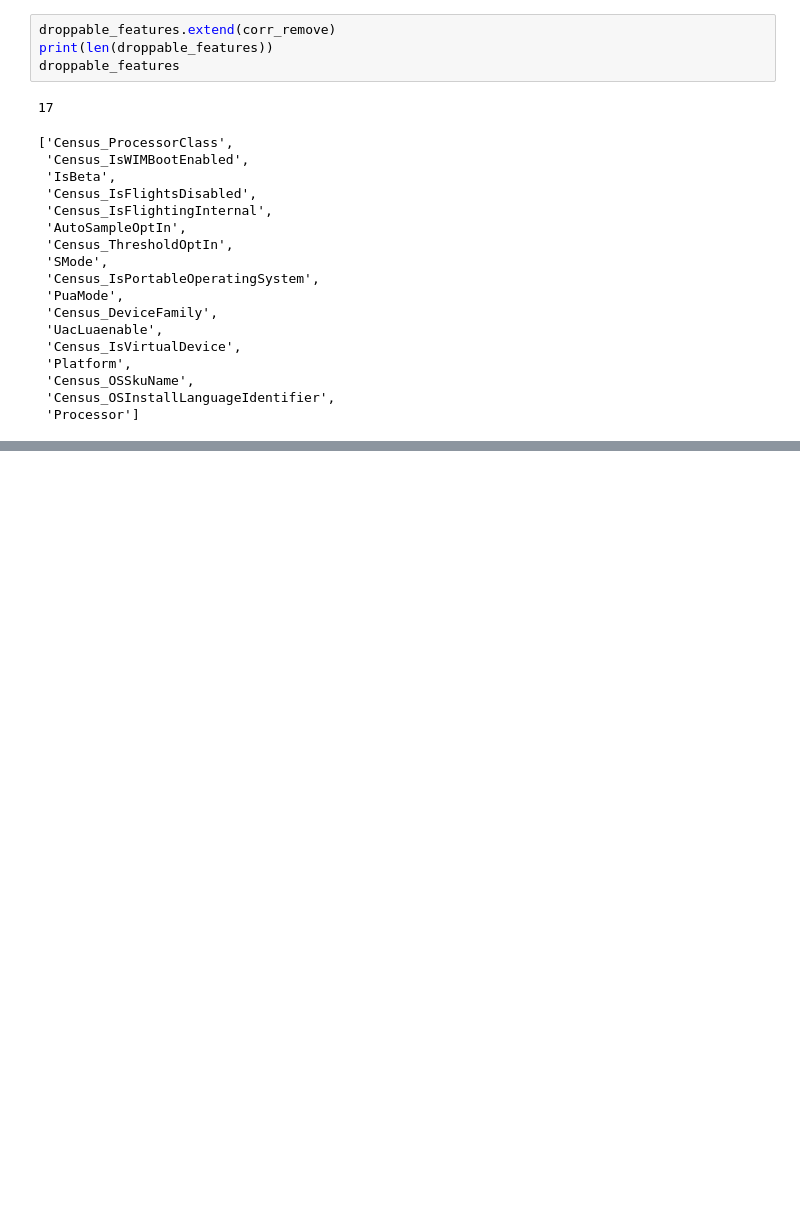
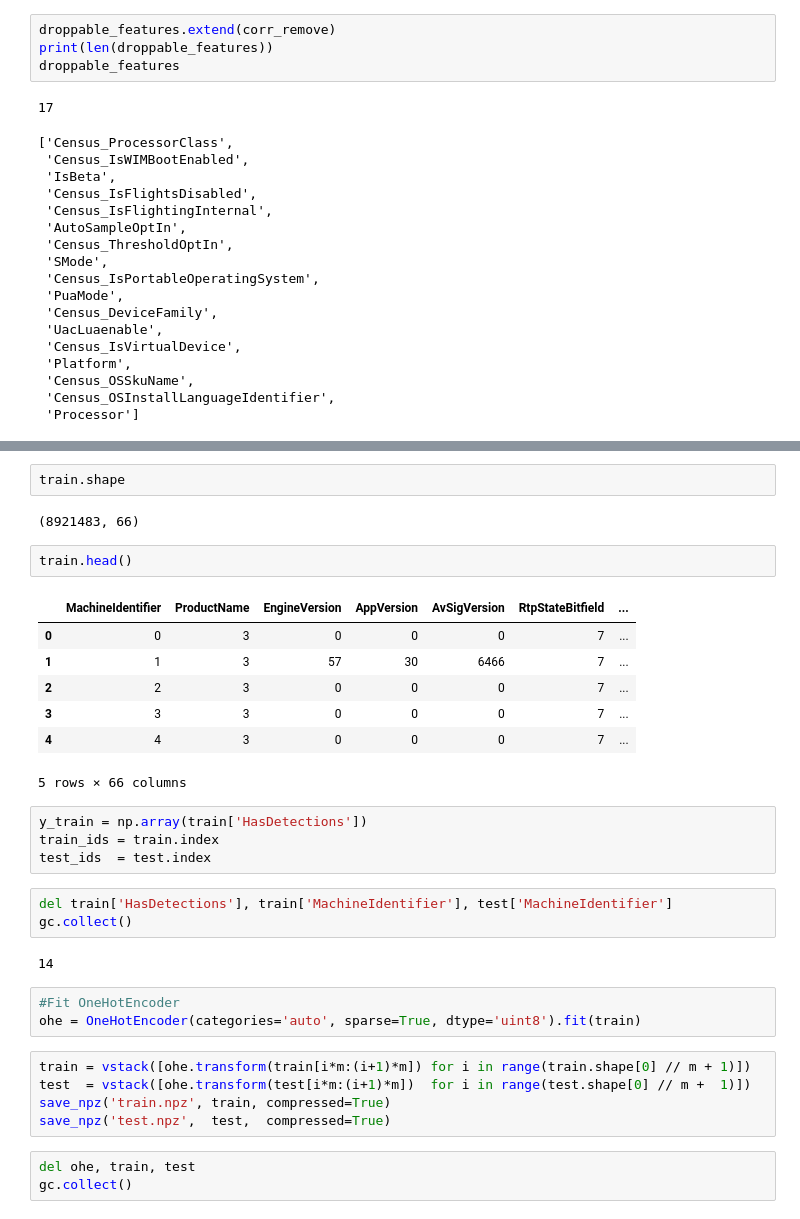
Before and after one commit to ViswanathRavindran/Kaggle-Microsoft, a Jupyter notebook: EDA.ipynb, the cells around one changed output, grey strips where cells are left out. Drawn from its saved outputs; the diff is of its cells as text; blank space fills up the shorter version.

```diff
--- a/EDA.ipynb
+++ b/EDA.ipynb
@@ -257,0 +421,34 @@ droppable_features
+# %%
+train.shape
+# %% [output]
+(8921483, 66)
+# %%
+train.head()
+# %% [output]
+|  | MachineIdentifier | ProductName | EngineVersion | AppVersion | AvSigVersion | RtpStateBitfield | ... |
+| 0 | 0 | 3 | 0 | 0 | 0 | 7 | ... |
+| 1 | 1 | 3 | 57 | 30 | 6466 | 7 | ... |
+| 2 | 2 | 3 | 0 | 0 | 0 | 7 | ... |
+| 3 | 3 | 3 | 0 | 0 | 0 | 7 | ... |
+| 4 | 4 | 3 | 0 | 0 | 0 | 7 | ... |
+5 rows × 66 columns
+# %%
+y_train = np.array(train['HasDetections'])
+train_ids = train.index
+test_ids  = test.index
+# %%
+del train['HasDetections'], train['MachineIdentifier'], test['MachineIdentifier']
+gc.collect()
+# %% [output]
+14
+# %%
+#Fit OneHotEncoder
+ohe = OneHotEncoder(categories='auto', sparse=True, dtype='uint8').fit(train)
+# %%
+train = vstack([ohe.transform(train[i*m:(i+1)*m]) for i in range(train.shape[0] // m + 1)])
+test  = vstack([ohe.transform(test[i*m:(i+1)*m])  for i in range(test.shape[0] // m +  1)])
+save_npz('train.npz', train, compressed=True)
+save_npz('test.npz',  test,  compressed=True)
+# %%
+del ohe, train, test
+gc.collect()
```
Also changed, not shown: parts of 19 cells of this notebook, 1 other file.
